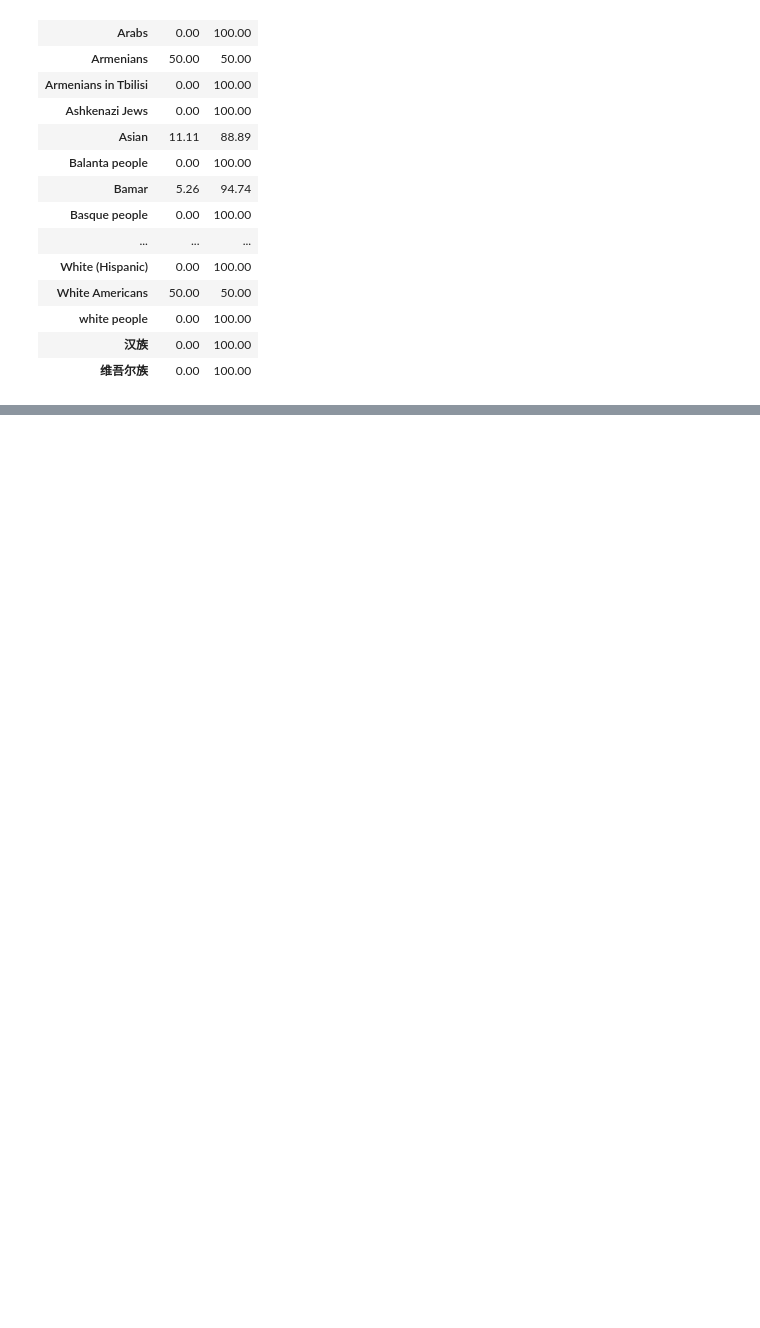
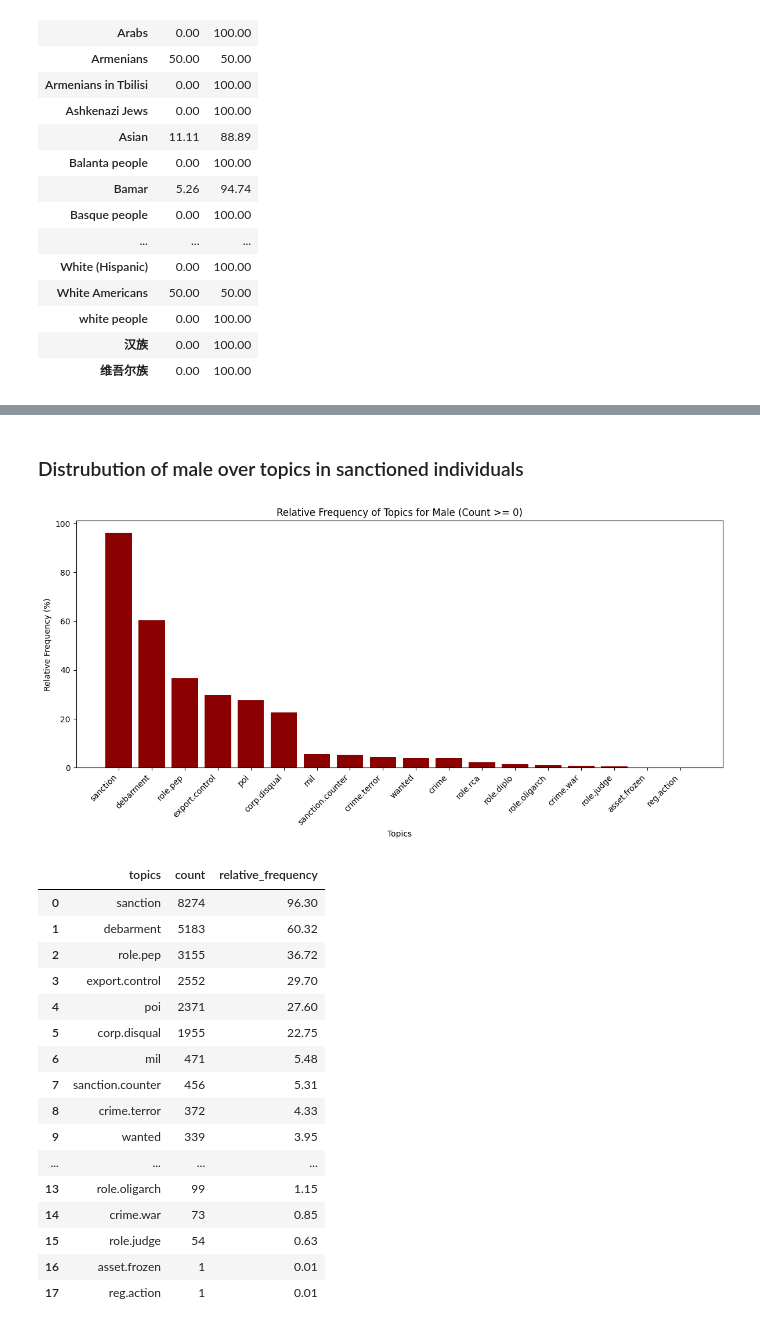
Before and after one commit to jellyrosp/opensanctions, a Jupyter notebook: jupyter_nb/h2/data_plot_h2_csv.ipynb, the cells around one changed output, grey strips where cells are left out. Drawn from its saved outputs; the diff is of its cells as text; code cells hidden in the pictures; blank space fills up the shorter version.

```diff
--- a/jupyter_nb/h2/data_plot_h2_csv.ipynb
+++ b/jupyter_nb/h2/data_plot_h2_csv.ipynb
@@ -100,0 +126,25 @@ nationality_table = csv_categorical_frequency_for_sanctioned_gender(
+# %% [markdown]
+### Distrubution of male over topics in sanctioned individuals
+# %%
+from opensanctions.h2.h2_csv import csv_sanctioned_gender_specific_topics_frequency
+
+csv_sanctioned_gender_specific_topics_frequency(gender='male', min_count=0)
+# %% [output]
+[figure, added]
+|  | topics | count | relative_frequency |
+| 0 | sanction | 8274 | 96.30 |
+| 1 | debarment | 5183 | 60.32 |
+| 2 | role.pep | 3155 | 36.72 |
+| 3 | export.control | 2552 | 29.70 |
+| 4 | poi | 2371 | 27.60 |
+| 5 | corp.disqual | 1955 | 22.75 |
+| 6 | mil | 471 | 5.48 |
+| 7 | sanction.counter | 456 | 5.31 |
+| 8 | crime.terror | 372 | 4.33 |
+| 9 | wanted | 339 | 3.95 |
+| ... | ... | ... | ... |
+| 13 | role.oligarch | 99 | 1.15 |
+| 14 | crime.war | 73 | 0.85 |
+| 15 | role.judge | 54 | 0.63 |
+| 16 | asset.frozen | 1 | 0.01 |
+| 17 | reg.action | 1 | 0.01 |
```
Also changed, not shown: parts of 4 cells of this notebook, 4 other files.
